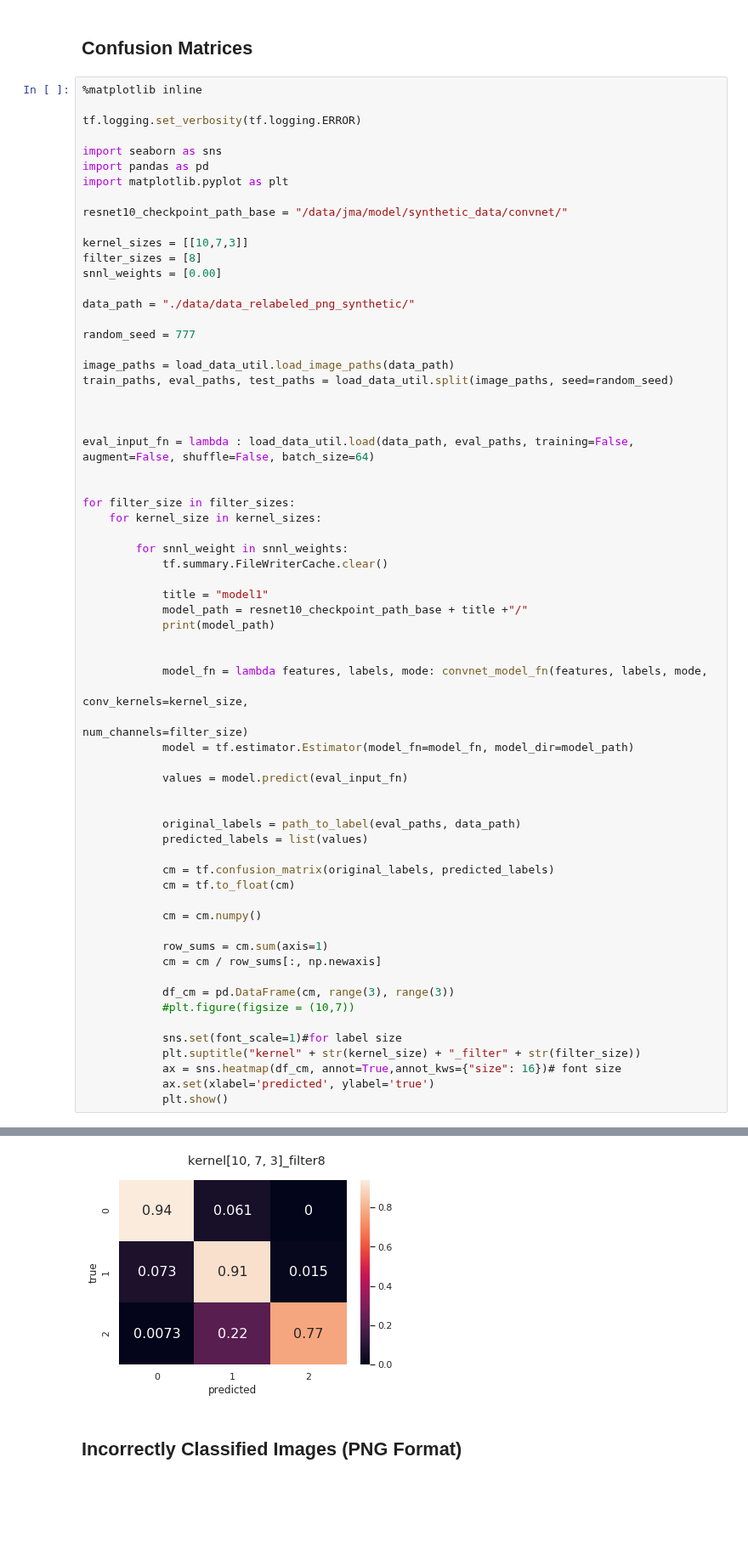
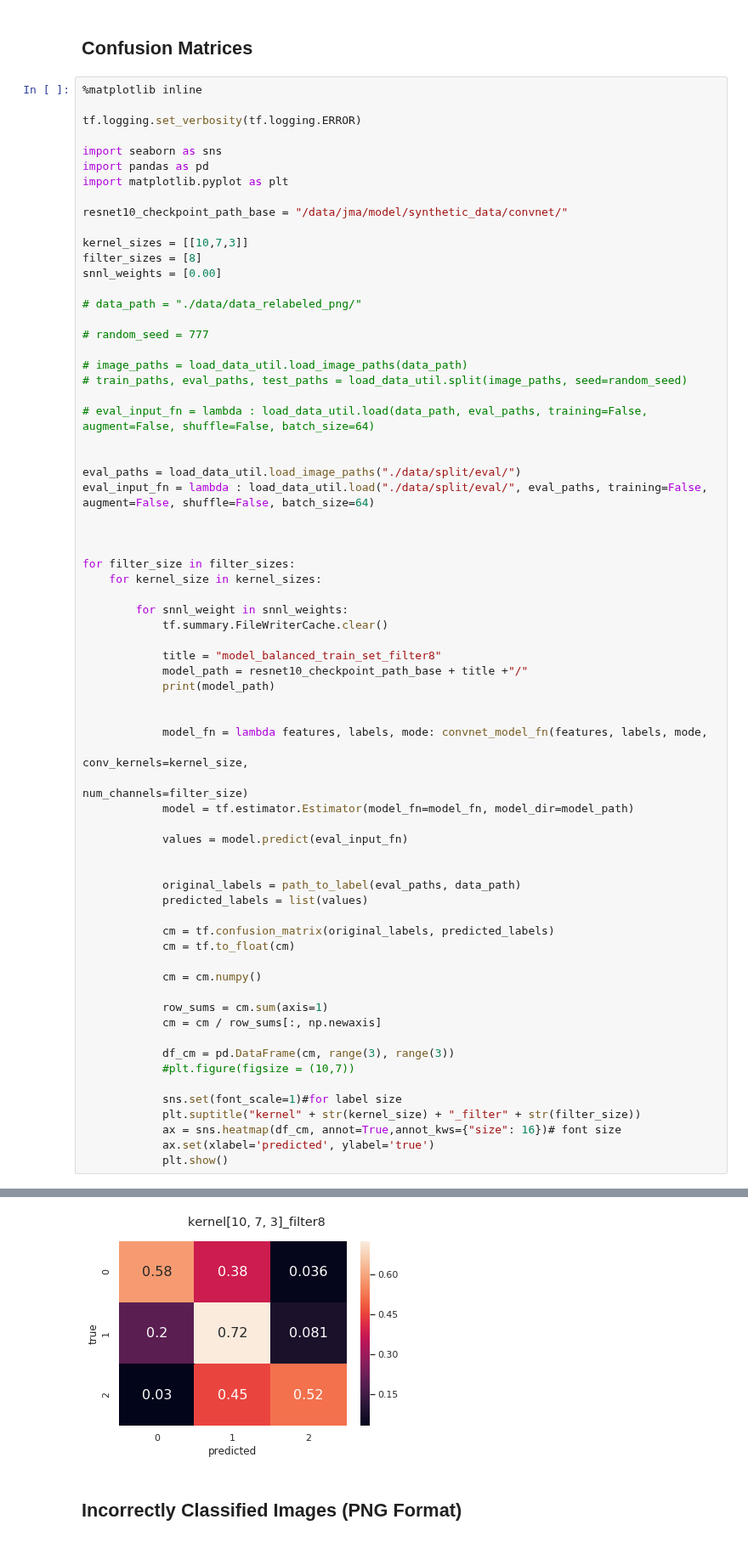
Before and after one commit to 18jeffreyma/motion-artifact, a Jupyter notebook: convnet_mri_baseline_master_nb.ipynb, the cells around one changed output, grey strips where cells are left out. Shown at 85% size. Drawn from its saved outputs; the diff is of its cells as text; blank space fills up the shorter version.

```diff
--- a/convnet_mri_baseline_master_nb.ipynb
+++ b/convnet_mri_baseline_master_nb.ipynb
@@ -422,16 +425,19 @@ kernel_sizes = [[10,7,3]]
 filter_sizes = [8]
 snnl_weights = [0.00]
 
-data_path = "./data/data_relabeled_png_synthetic/"
+# data_path = "./data/data_relabeled_png/"
 
-random_seed = 777
+# random_seed = 777
 
-image_paths = load_data_util.load_image_paths(data_path)
-train_paths, eval_paths, test_paths = load_data_util.split(image_paths, seed=random_seed)
+# image_paths = load_data_util.load_image_paths(data_path)
+# train_paths, eval_paths, test_paths = load_data_util.split(image_paths, seed=random_seed)
+
+# eval_input_fn = lambda : load_data_util.load(data_path, eval_paths, training=False, augment=False, shuffle=False, batch_size=64)
 
 
+eval_paths = load_data_util.load_image_paths("./data/split/eval/")
+eval_input_fn = lambda : load_data_util.load("./data/split/eval/", eval_paths, training=False, augment=False, shuffle=False, batch_size=64)
 
-eval_input_fn = lambda : load_data_util.load(data_path, eval_paths, training=False, augment=False, shuffle=False, batch_size=64)
 
 
 for filter_size in filter_sizes:
@@ -440,7 +446,7 @@ for filter_size in filter_sizes:
         for snnl_weight in snnl_weights:
             tf.summary.FileWriterCache.clear()
 
-            title = "model1"
+            title = "model_balanced_train_set_filter8"
             model_path = resnet10_checkpoint_path_base + title +"/"
             print(model_path)
 
@@ -477,5 +483,5 @@ for filter_size in filter_sizes:
 in gpu part
-[figure, old version]
+[figure, new version]
 # %% [markdown]
 ## Incorrectly Classified Images (PNG Format)
 # %%
```
Also changed, not shown: parts of 3 cells of this notebook, 1 other file.
